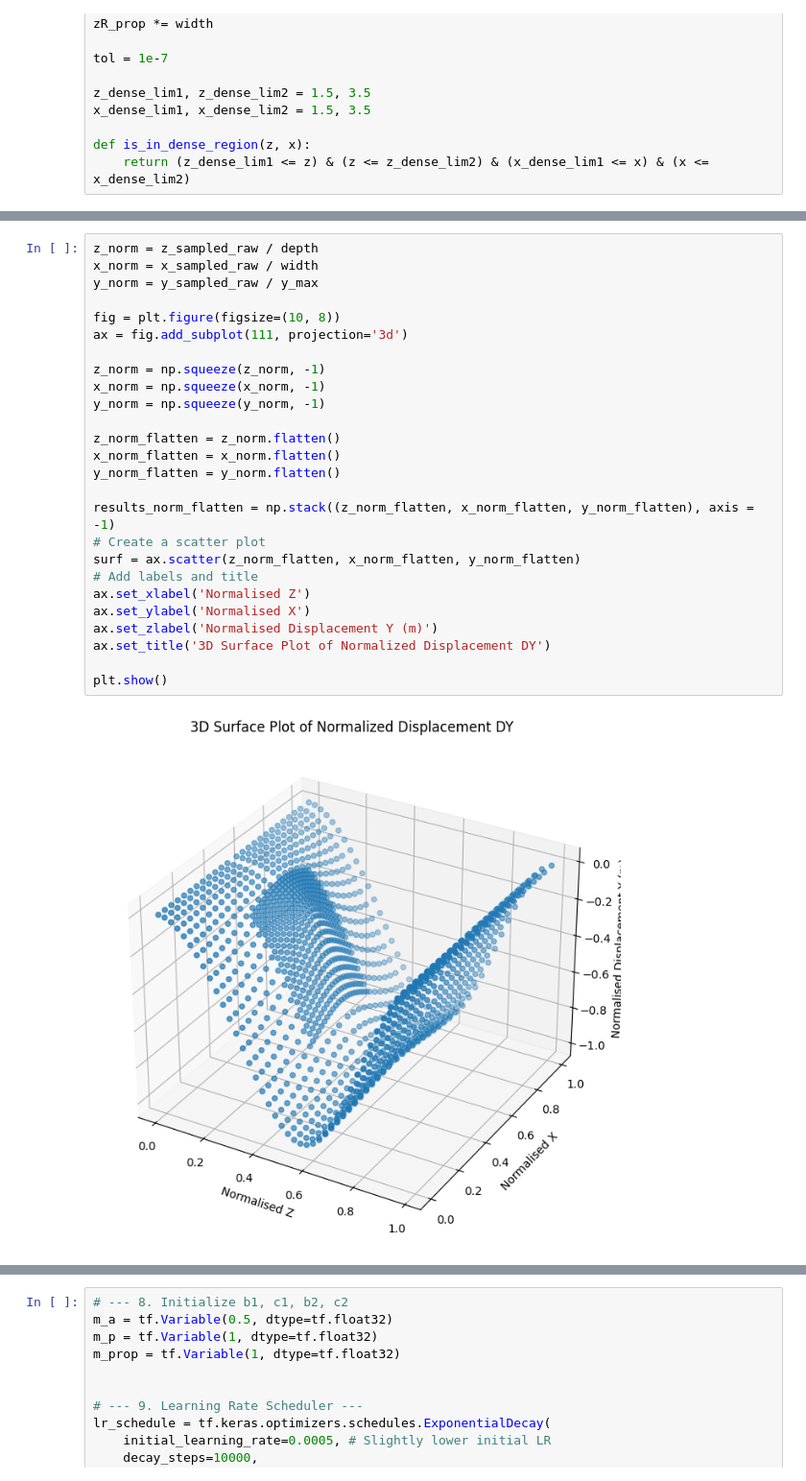
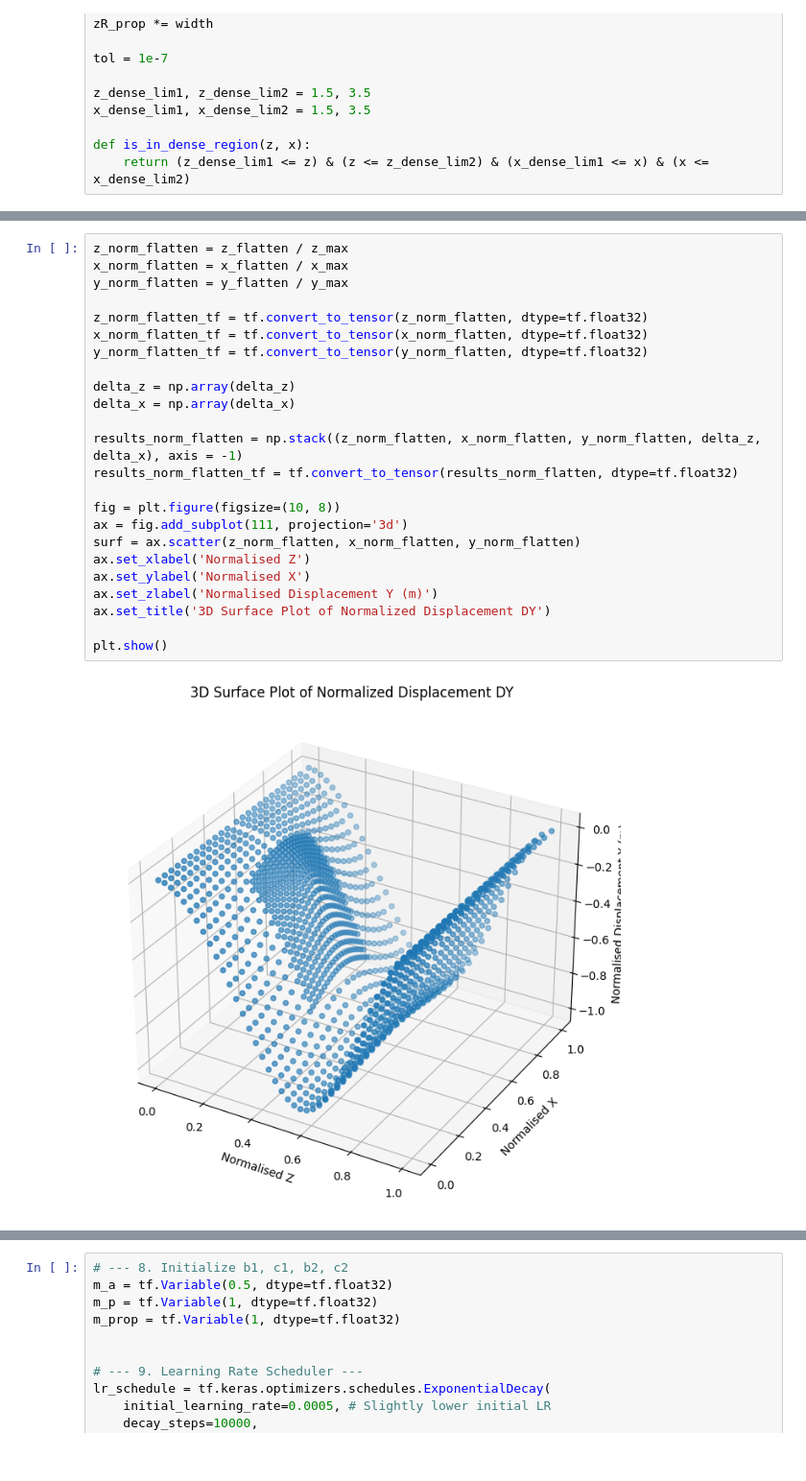
Before and after one commit to ShiyuanDengg/2D-Wall, a Jupyter notebook: 2D Propped Prediction .ipynb, the cells around one changed output, grey strips where cells are left out. Shown at 96% size. Saved outputs shown, nothing was run; the diff lists cells and outputs as text.

```diff
--- a/2D Propped Prediction .ipynb
+++ b/2D Propped Prediction .ipynb
@@ -85,31 +101,29 @@ y_max = np.max(abs(y_raw))
 # %%
-z_norm = z_sampled_raw / depth
-x_norm = x_sampled_raw / width
-y_norm = y_sampled_raw / y_max
+z_norm_flatten = z_flatten / z_max
+x_norm_flatten = x_flatten / x_max
+y_norm_flatten = y_flatten / y_max
+
+z_norm_flatten_tf = tf.convert_to_tensor(z_norm_flatten, dtype=tf.float32)
+x_norm_flatten_tf = tf.convert_to_tensor(x_norm_flatten, dtype=tf.float32)
+y_norm_flatten_tf = tf.convert_to_tensor(y_norm_flatten, dtype=tf.float32)
+
+delta_z = np.array(delta_z)
+delta_x = np.array(delta_x)
+
+results_norm_flatten = np.stack((z_norm_flatten, x_norm_flatten, y_norm_flatten, delta_z, delta_x), axis = -1)
+results_norm_flatten_tf = tf.convert_to_tensor(results_norm_flatten, dtype=tf.float32)
 
 fig = plt.figure(figsize=(10, 8))
 ax = fig.add_subplot(111, projection='3d')
-
-z_norm = np.squeeze(z_norm, -1)
-x_norm = np.squeeze(x_norm, -1)
-y_norm = np.squeeze(y_norm, -1)
-
-z_norm_flatten = z_norm.flatten()
-x_norm_flatten = x_norm.flatten()
-y_norm_flatten = y_norm.flatten()
-
-results_norm_flatten = np.stack((z_norm_flatten, x_norm_flatten, y_norm_flatten), axis = -1)
-# Create a scatter plot
 surf = ax.scatter(z_norm_flatten, x_norm_flatten, y_norm_flatten)
-# Add labels and title
 ax.set_xlabel('Normalised Z')
 ax.set_ylabel('Normalised X')
 ax.set_zlabel('Normalised Displacement Y (m)')
 ax.set_title('3D Surface Plot of Normalized Displacement DY')
 
 plt.show()
 # %% [output]
-[figure, old version]
+[figure, new version]
 # %%
 def q_soil_smooth(z, width=0.2):
 
```
Also changed, not shown: parts of 9 cells of this notebook.
